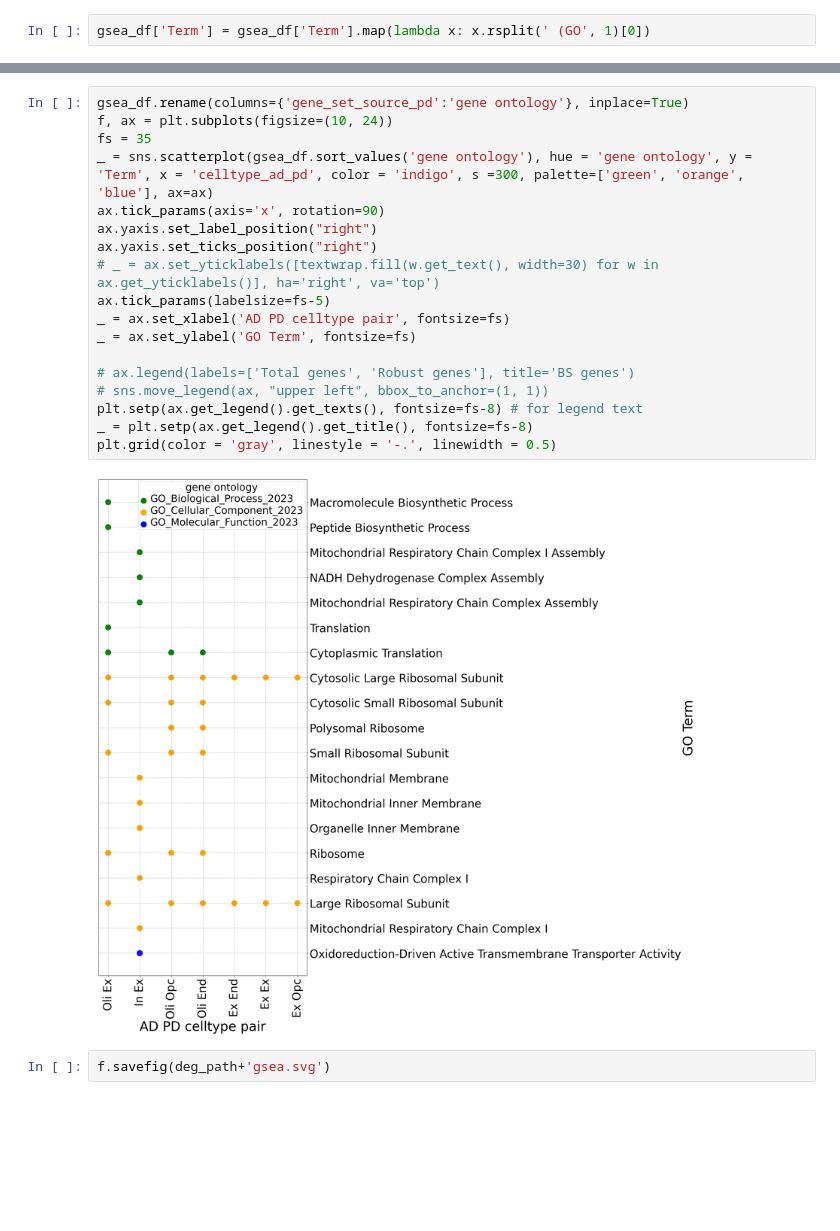
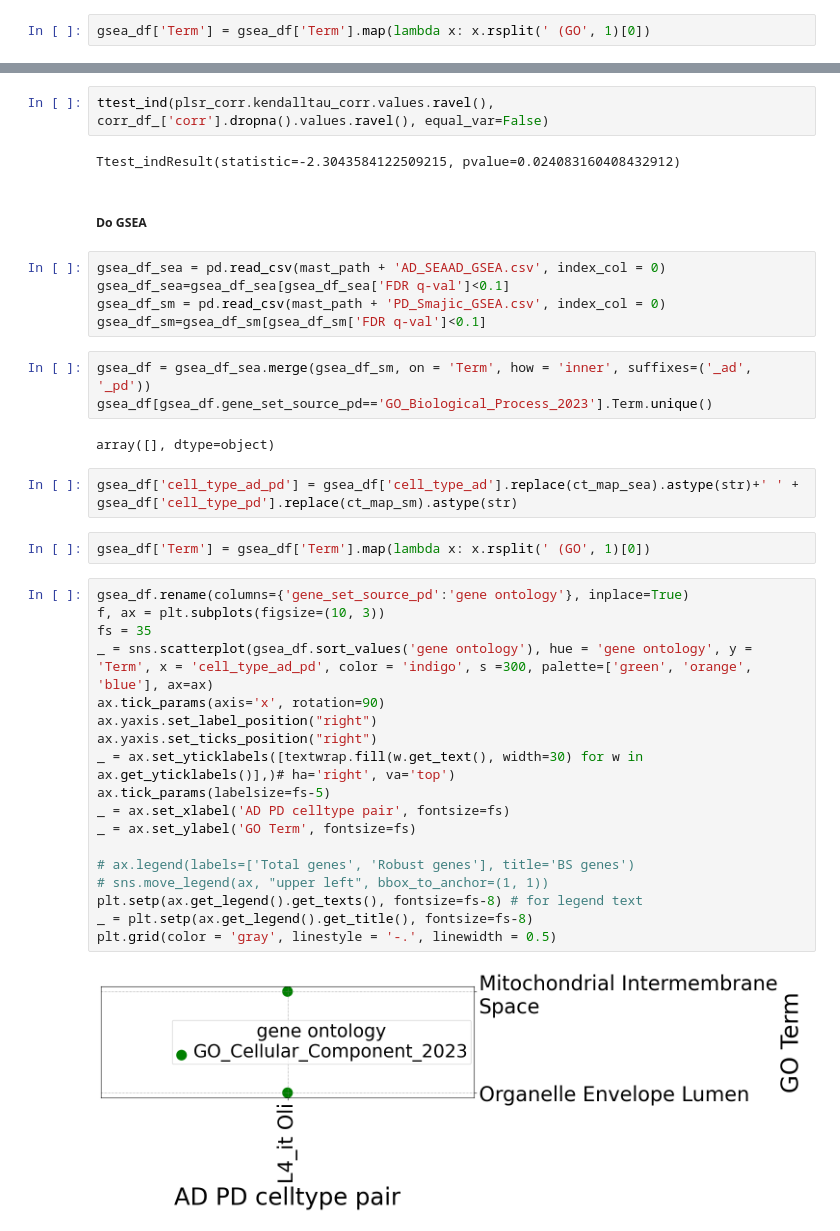
Before and after one commit to dblabs-mcgill-mila/AD-PD-overlap-study, a Jupyter notebook: code/DGE.ipynb, the cells around one changed output, grey strips where cells are left out. Saved outputs shown, nothing was run; the diff lists cells and outputs as text; blank space fills up the shorter version.

Commit message:
update DGE plot to MAST

```diff
--- a/code/DGE.ipynb
+++ b/code/DGE.ipynb
@@ -569,22 +357,40 @@ Text(0, 0, 'gene ontology')
+# %%
+ttest_ind(plsr_corr.kendalltau_corr.values.ravel(), corr_df_['corr'].dropna().values.ravel(), equal_var=False)
+# %% [output]
+Ttest_indResult(statistic=-2.3043584122509215, pvalue=0.024083160408432912)
+# %% [markdown]
+##### Do GSEA
+# %%
+gsea_df_sea = pd.read_csv(mast_path + 'AD_SEAAD_GSEA.csv', index_col = 0)
+gsea_df_sea=gsea_df_sea[gsea_df_sea['FDR q-val']<0.1]
+gsea_df_sm = pd.read_csv(mast_path + 'PD_Smajic_GSEA.csv', index_col = 0)
+gsea_df_sm=gsea_df_sm[gsea_df_sm['FDR q-val']<0.1]
+# %%
+gsea_df = gsea_df_sea.merge(gsea_df_sm, on = 'Term', how = 'inner', suffixes=('_ad', '_pd'))
+gsea_df[gsea_df.gene_set_source_pd=='GO_Biological_Process_2023'].Term.unique()
+# %% [output]
+array([], dtype=object)
+# %%
+gsea_df['cell_type_ad_pd'] = gsea_df['cell_type_ad'].replace(ct_map_sea).astype(str)+' ' + gsea_df['cell_type_pd'].replace(ct_map_sm).astype(str)
+# %%
+gsea_df['Term'] = gsea_df['Term'].map(lambda x: x.rsplit(' (GO', 1)[0])
 # %%
 gsea_df.rename(columns={'gene_set_source_pd':'gene ontology'}, inplace=True)
-f, ax = plt.subplots(figsize=(10, 24))
+f, ax = plt.subplots(figsize=(10, 3))
 fs = 35
-_ = sns.scatterplot(gsea_df.sort_values('gene ontology'), hue = 'gene ontology', y = 'Term', x = 'celltype_ad_pd', color = 'indigo', s =300, palette=['green', 'orange', 'blue'], ax=ax)
+_ = sns.scatterplot(gsea_df.sort_values('gene ontology'), hue = 'gene ontology', y = 'Term', x = 'cell_type_ad_pd', color = 'indigo', s =300, palette=['green', 'orange', 'blue'], ax=ax)
 ax.tick_params(axis='x', rotation=90)
 ax.yaxis.set_label_position("right")
 ax.yaxis.set_ticks_position("right")
-# _ = ax.set_yticklabels([textwrap.fill(w.get_text(), width=30) for w in ax.get_yticklabels()], ha='right', va='top')
+_ = ax.set_yticklabels([textwrap.fill(w.get_text(), width=30) for w in ax.get_yticklabels()],)# ha='right', va='top')
 ax.tick_params(labelsize=fs-5)
 _ = ax.set_xlabel('AD PD celltype pair', fontsize=fs)
 _ = ax.set_ylabel('GO Term', fontsize=fs)
 
 # ax.legend(labels=['Total genes', 'Robust genes'], title='BS genes')
 # sns.move_legend(ax, "upper left", bbox_to_anchor=(1, 1))
 plt.setp(ax.get_legend().get_texts(), fontsize=fs-8) # for legend text
 _ = plt.setp(ax.get_legend().get_title(), fontsize=fs-8)
 plt.grid(color = 'gray', linestyle = '-.', linewidth = 0.5)
 # %% [output]
-[figure, old version]
+[figure, new version]
-# %%
-f.savefig(deg_path+'gsea.svg')
```
Also changed, not shown: parts of 91 cells of this notebook.
